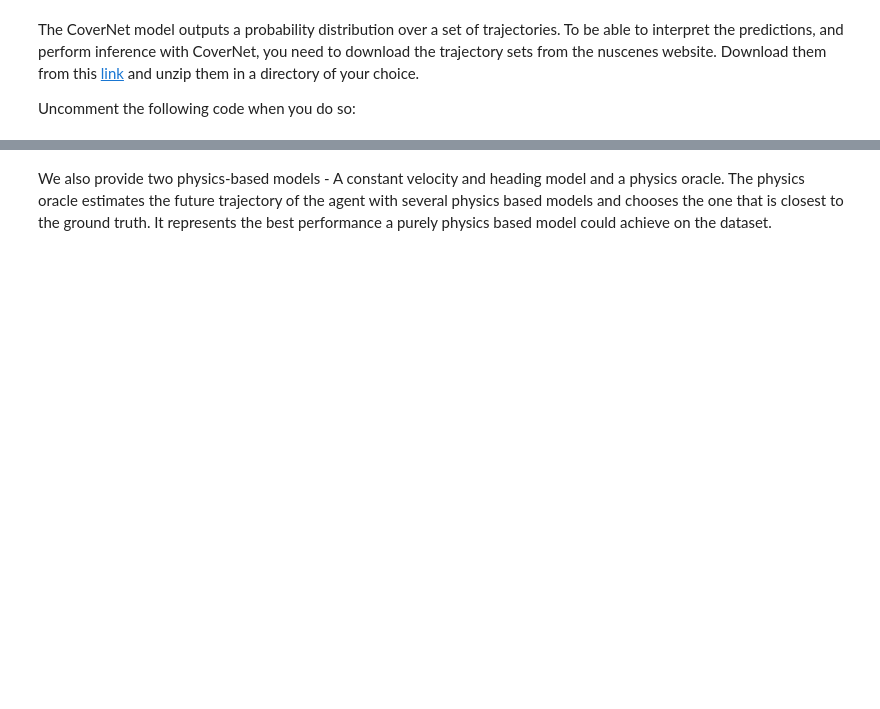
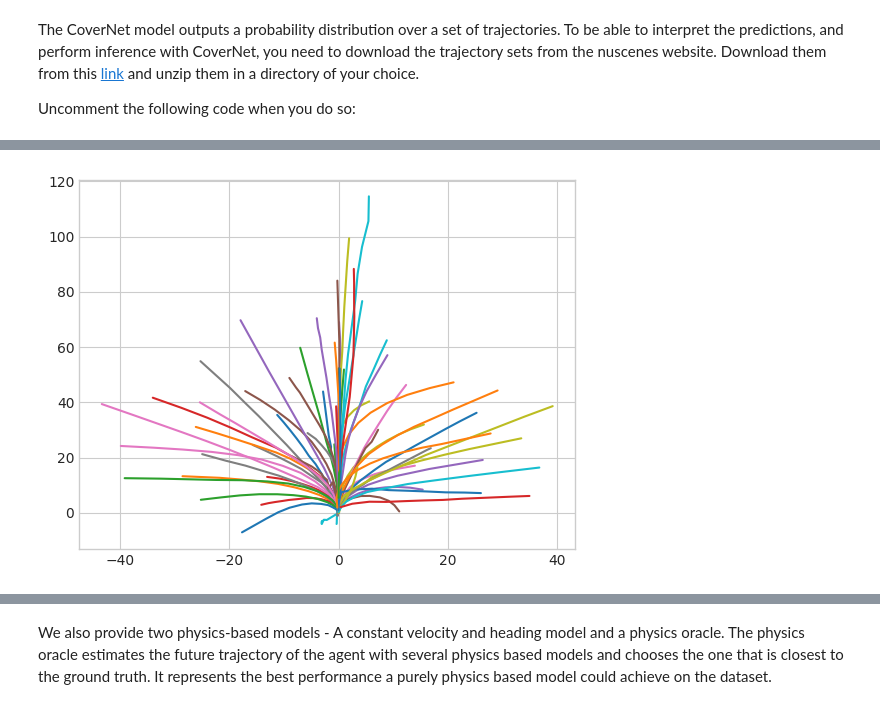
Before and after one commit to dolander1/nuscenes_dolander1, a Jupyter notebook: python-sdk/tutorials/prediction_tutorial.ipynb, the cells around one changed output, grey strips where cells are left out. Drawn from its saved outputs; the diff is of its cells as text; code cells hidden in the pictures; blank space fills up the shorter version.

```diff
--- a/python-sdk/tutorials/prediction_tutorial.ipynb
+++ b/python-sdk/tutorials/prediction_tutorial.ipynb
@@ -380,0 +455,91 @@ shape = (2206, 12, 2)
+# %%
+# Hannes cell
+
+### Choose which trajectory sets to use
+# with open('data/sets/nuscenes-prediction-challenge-trajectory-sets/epsilon_2.pkl', 'rb') as f:
+#     data = pickle.load(f)
+# with open('data/sets/nuscenes-prediction-challenge-trajectory-sets/epsilon_4.pkl', 'rb') as f:
+#     data = pickle.load(f)
+with open('data/sets/nuscenes-prediction-challenge-trajectory-sets/epsilon_8.pkl', 'rb') as f:
+    data = pickle.load(f)
+
+allTrajectories = np.array(data)
+print(f"Shape of set of all trajectories = {allTrajectories.shape}")
+# print(allTrajectories)
+
+### Plot all trajectories
+modes = np.arange(allTrajectories.shape[0])
+timesteps = np.arange(12) # 12 timesteps (which is maximum), can be reduced
+for mode in modes:
+    plt.plot(allTrajectories[mode,timesteps,0],allTrajectories[mode,timesteps,1])
+plt.show()
+
+
+### Plot selected trajectories
+numbersOfDisplayedProbabilities = 5
+# topPredictedTrajectories = allTrajectories[logits.argsort(descending=True)[0][:numbersOfDisplayedProbabilities]] # Choose top 5 predictions
+topPredictedTrajectories = allTrajectories[outputy.argsort(descending=True)[0][:numbersOfDisplayedProbabilities]] # Choose top 5 predictions
+
+# print(allTrajectories)
+print(f"outputy.argsort(descending=True)[0][:numbersOfDisplayedProbabilities] = {outputy.argsort(descending=True)[0][:numbersOfDisplayedProbabilities]}")
+# print(topPredictedTrajectories)
+# predictedProbabilities = outputy[0][outputy.argsort(descending=True)[0][:5]]
+
+# tmpOutputy = outputy.detach().clone()
+# print(tmpOutputy)
+# predictedProbabilities = []
+# for topPrediction in range(numbersOfDisplayedProbabilities):
+#     predictedProbabilitiesIndex = [tmpOutputy.argmax()]
+#     print(predictedProbabilitiesIndex)
+#     tmpOutputy[0][predictedProbabilitiesIndex] = 0
+#     predictedProbabilities.append(predictedProbabilitiesIndex)
+
+## TO GET INDICES
+outputyValues = outputy.detach().numpy().squeeze()
+predictedProbabilitiesIndices = np.argsort(outputyValues)
+# topProbabilitiesIndices = predictedProbabilities[0][::-1][0:numbersOfDisplayedProbabilities]
+topProbabilitiesIndices = predictedProbabilitiesIndices[::-1][0:numbersOfDisplayedProbabilities]
+# predictedProbabilities = outputy.argsort(descending=True)
+# topProbabilities = predictedProbabilities[0][0:5]
+# topProbabilities = topProbabilitiesIndices
+
+# print(outputyValues)
+## TO GET VALUES
+topProbabilities = []
+for index in topProbabilitiesIndices:
+    topProbabilities.append(outputyValues[index])
+
+print(topProbabilities)
+# predictedProb1 = torch.argmax(outputy)
+print(outputy)
+# print(predictedProbabilities[:][:])
+print(f"Shape of set of top predicted trajectories = {topPredictedTrajectories.shape}")
+modes2 = np.arange(topPredictedTrajectories.shape[0])
+# timesteps = np.arange(12)
+for mode in modes2:
+    plt.plot(allTrajectories[mode,timesteps,0],allTrajectories[mode,timesteps,1])
+plt.ylim([-10,120])
+plt.xlim([-40,40])
+# plt.legend(["1th prediction", "2nd prediction", "3rd prediction", "4th prediction", "5th prediction"])
+plt.legend(topProbabilities)
+# plt.legend([logits.softmax(descending=True)[0][:5]])
+# softmaxFunction = torch.nn.Softmax(dim=1)
+# print([softmaxFunction(logits)(descending=True)[0][:5]])
+plt.show()
+
+
+### OLD tests
+# # Plot selected trajectories
+# # sortedData = newData[logits.argsort(descending=True)[:5]]
+# sortedData = allTrajectories[logits.argsort(descending=True)[0][:5]]
+# # print(logits.argsort(descending=True)[:5])
+# print(f"newData = {allTrajectories.shape}")
+# print(f"sortedData = {sortedData.shape}")
+# # modes = np.arange(selectedData.shape[-1])
+# # print(f"modes = {modes.shape}")
+# # fixedFormatData = np.squeeze(sortedData)#[:5]
+# # print(f"fixedFormatData = {fixedFormatData.shape}")
+# # print(fixedFormatData)
+# # modes2 = np.arange(fixedFormatData.shape[0])
+# modes2 = np.arange(sortedData.shape[0])
+# %% [output]
@@ -380,0 +547 @@ shape = (2206, 12, 2)
+[figure, added]
```
Also changed, not shown: parts of 21 cells of this notebook, 27 other files.
